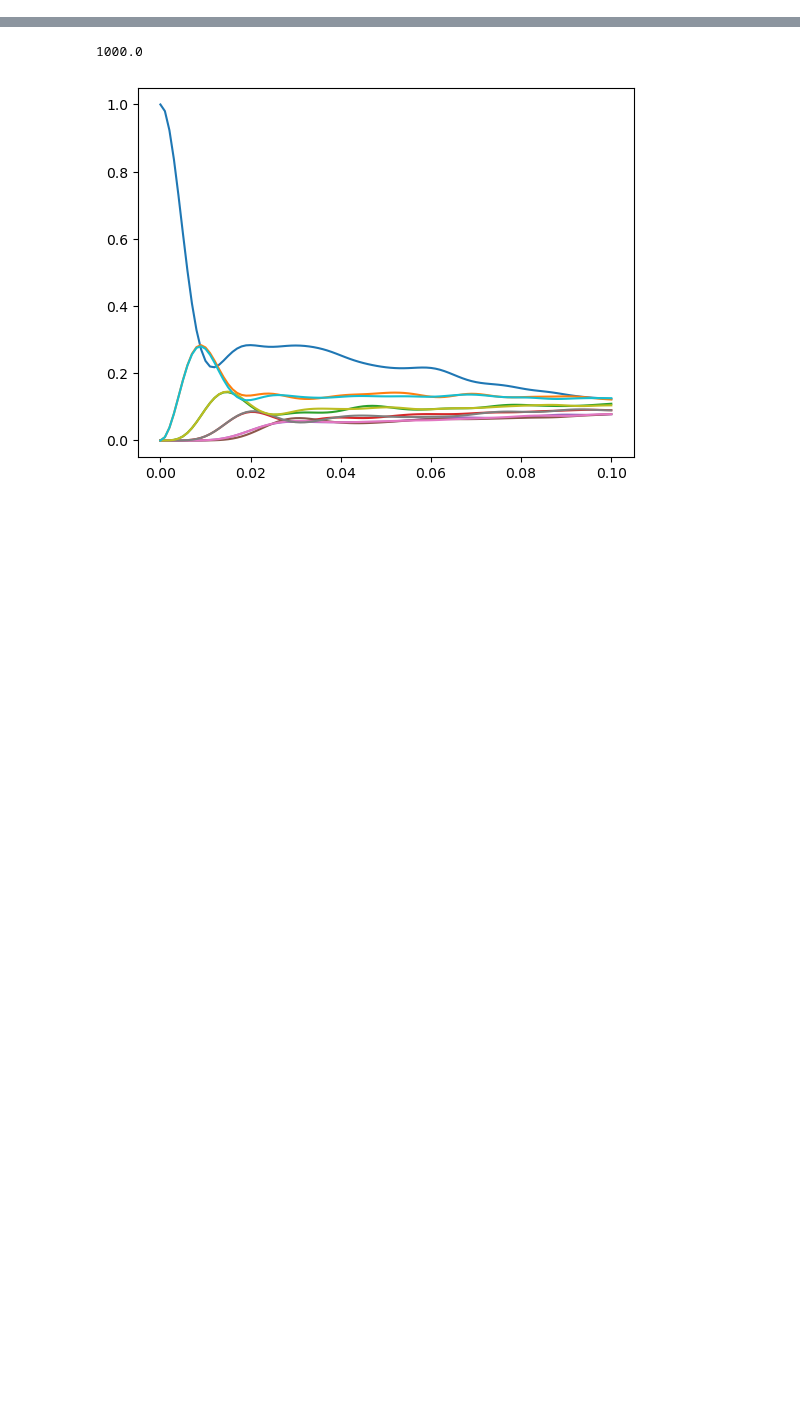
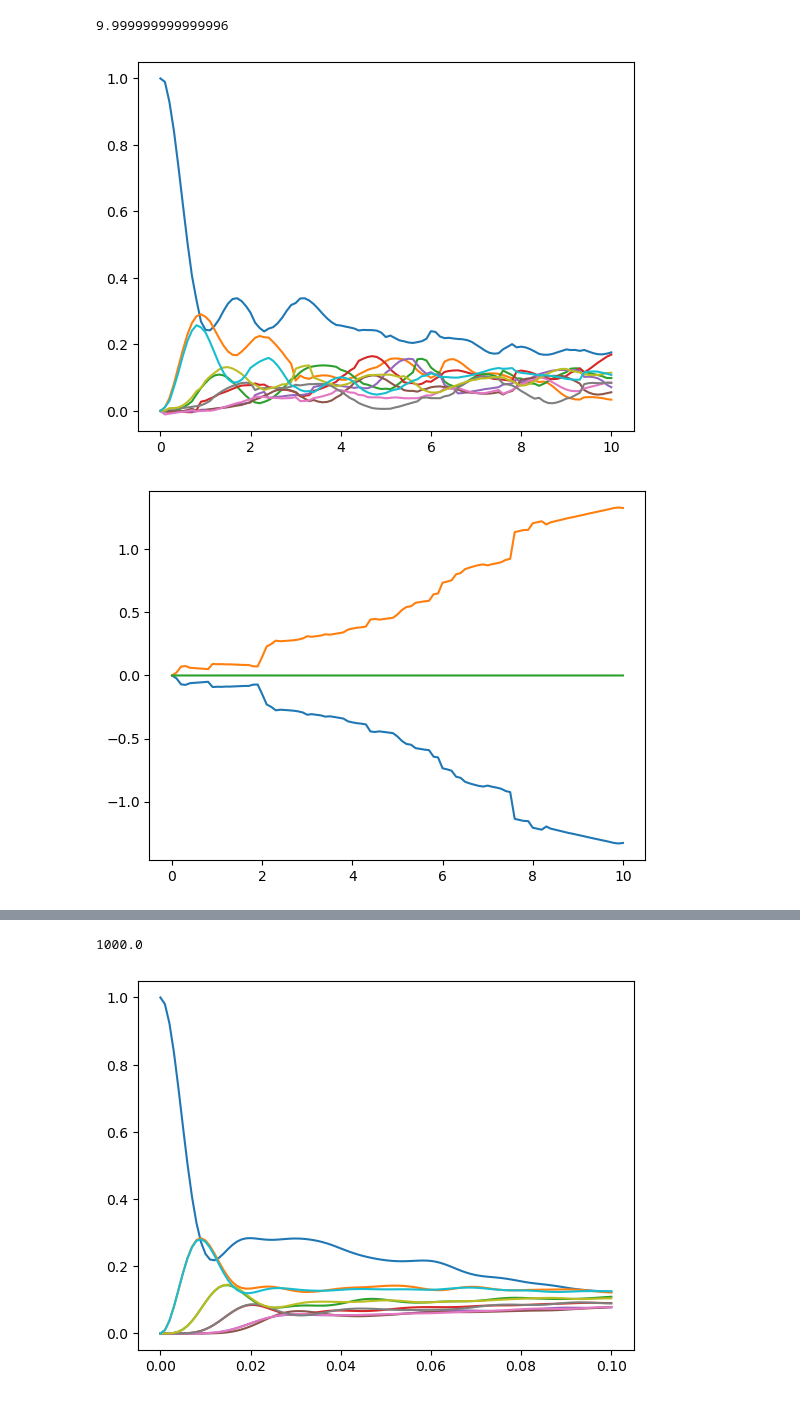
Before and after one commit to tempelaar-team/qclab-dev, a Jupyter notebook: examples.ipynb, the cells around one changed output, grey strips where cells are left out. Cells and saved outputs as stored; diff of their text form; code cells hidden in the pictures; blank space fills up the shorter version.

```diff
--- a/examples.ipynb
+++ b/examples.ipynb
@@ -8,0 +49,42 @@ from models.holstein_lattice import HolsteinLatticeModel
+# %%
+input_params = dict(num_states = 10, temp = 1, j = 1, w = 0.2, g = 1, m = 1)
+sim = HolsteinLatticeModel(input_params=input_params)
+
+sim.dynamics_method='FSSH'
+sim.num_branches = sim.num_states
+sim.tmax=10
+sim.dt=0.1
+sim.dt_bath=0.01
+sim.sh_deterministic=True
+sim.pab_cohere = True
+sim.dmat_const = 0
+sim.calc_fssh_obs = True
+sim.gauge_fix = 0
+
+sim.psi_db_0 = np.zeros((sim.num_states),dtype=complex)
+sim.psi_db_0[0] = 1
+
+
+num_traj = 10
+data = simulation.Data()
+for seed in tqdm(range(num_traj)):
+    traj = dynamics.dynamics(sim, simulation.Trajectory(seed))
+    data.add_data(traj)
+
+pops = np.real(np.einsum('nii->ni',data.data_dic['rho_db_fssh']))
+ntraj = np.sum(pops[0])
+eq = data.data_dic['e_q']/ntraj
+ec = data.data_dic['e_c']/ntraj
+pops = pops/ntraj
+print(ntraj)
+t = data.data_dic['t']/ntraj
+plt.plot(t,pops)
+plt.show()
+plt.plot(t,eq-eq[0])
+plt.plot(t,ec-ec[0])
+plt.plot(t,(eq-eq[0])+(ec-ec[0]))
+plt.show()
+# %% [output]
+9.999999999999996
+[figure, added]
+[figure, added]
```
Also changed, not shown: parts of 3 cells of this notebook, 2 other files.
